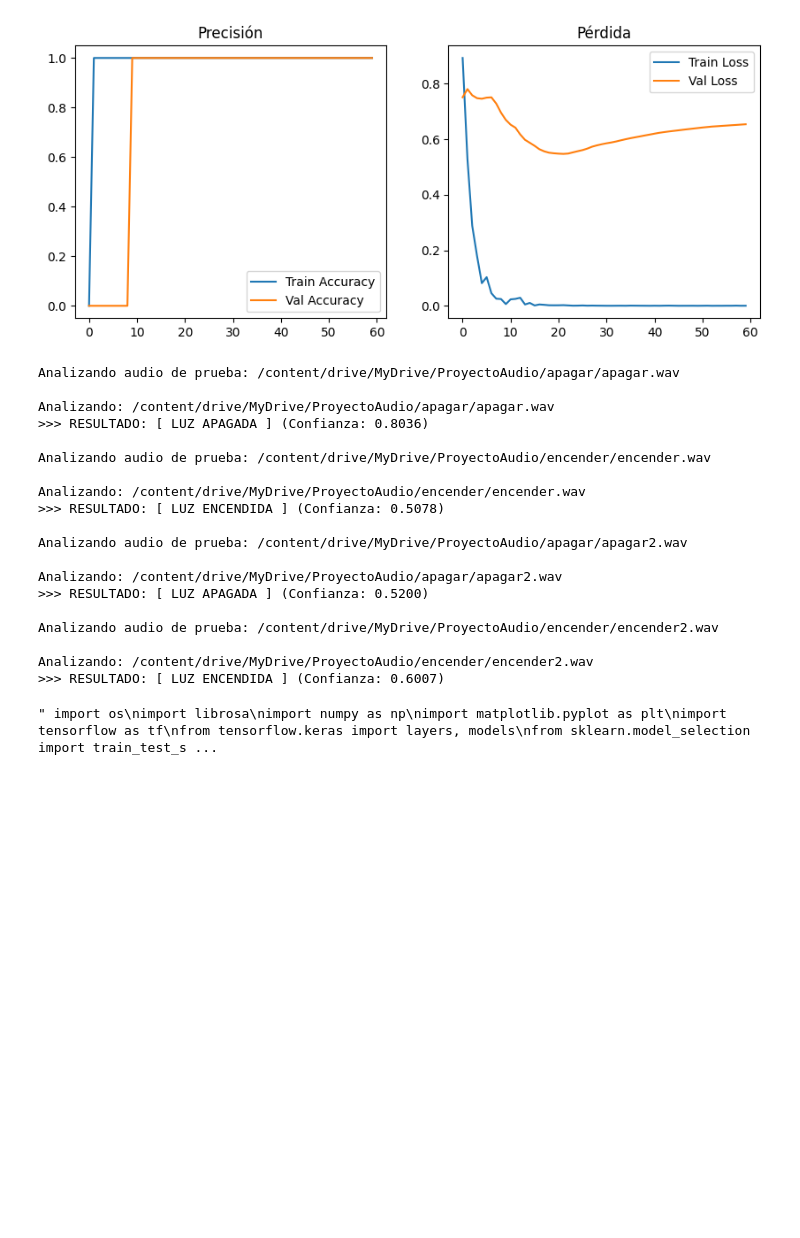
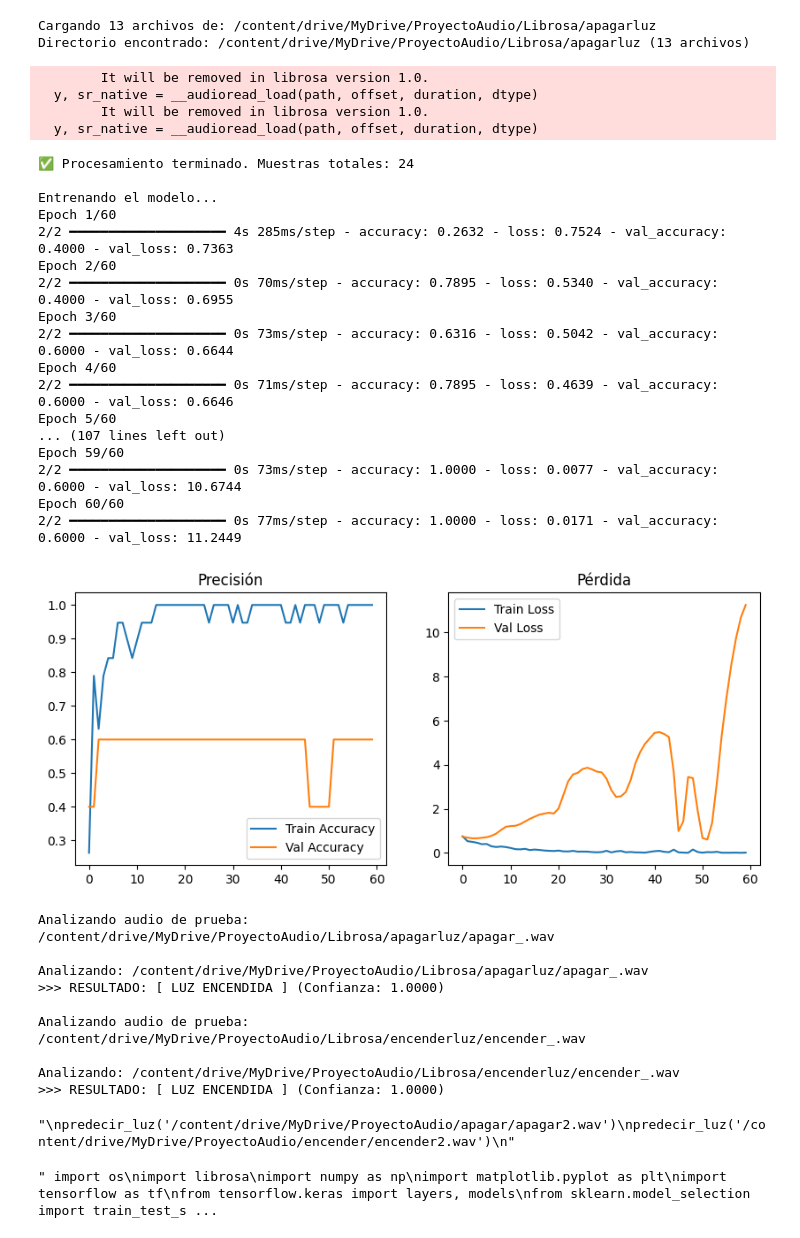
Before and after one commit to m00n07/mineria_de_datos, a Jupyter notebook: 3P/Proyecto/Proyecto.ipynb, the cells around one changed output. Cells and saved outputs as stored; diff of their text form; code cells hidden in the pictures; blank space fills up the shorter version.

```diff
--- a/3P/Proyecto/Proyecto.ipynb
+++ b/3P/Proyecto/Proyecto.ipynb
@@ -16,8 +16,15 @@ from google.colab import drive
 drive.mount('/content/drive')
 
 # Rutas exactas confirmadas por el usuario
+"""
 PATH_ENCENDER = '/content/drive/MyDrive/ProyectoAudio/encender'
 PATH_APAGAR = '/content/drive/MyDrive/ProyectoAudio/apagar'
+"""
+
+PATH_ENCENDER = '/content/drive/MyDrive/ProyectoAudio/Librosa/apagarluz'
+PATH_APAGAR = '/content/drive/MyDrive/ProyectoAudio/Librosa/encenderluz'
+
+
 
 # --- FASE 2: PROCESAMIENTO DE AUDIO (MFCC) ---
 def extract_features(file_path, max_pad_len=40):
@@ -171,10 +178,13 @@ def predecir_luz(ruta_audio):
 
 
 # --- EJEMPLOS DE PRUEBA ---
-predecir_luz('/content/drive/MyDrive/ProyectoAudio/apagar/apagar.wav')
-predecir_luz('/content/drive/MyDrive/ProyectoAudio/encender/encender.wav')
+
+predecir_luz('/content/drive/MyDrive/ProyectoAudio/Librosa/apagarluz/apagar_.wav')
+predecir_luz('/content/drive/MyDrive/ProyectoAudio/Librosa/encenderluz/encender_.wav')
+"""
 predecir_luz('/content/drive/MyDrive/ProyectoAudio/apagar/apagar2.wav')
 predecir_luz('/content/drive/MyDrive/ProyectoAudio/encender/encender2.wav')
+"""
 
 
 # Para probar con la voz del profesor, coloca el archivo en Drive y cambia la ruta:
@@ -204,23 +205,37 @@ Epoch 60/60
+Cargando 13 archivos de: /content/drive/MyDrive/ProyectoAudio/Librosa/apagarluz
+Directorio encontrado: /content/drive/MyDrive/ProyectoAudio/Librosa/apagarluz (13 archivos)
+        It will be removed in librosa version 1.0.
+  y, sr_native = __audioread_load(path, offset, duration, dtype)
+        It will be removed in librosa version 1.0.
+  y, sr_native = __audioread_load(path, offset, duration, dtype)
+✅ Procesamiento terminado. Muestras totales: 24
+
+Entrenando el modelo...
+Epoch 1/60
+2/2 ━━━━━━━━━━━━━━━━━━━━ 4s 285ms/step - accuracy: 0.2632 - loss: 0.7524 - val_accuracy: 0.4000 - val_loss: 0.7363
+Epoch 2/60
+2/2 ━━━━━━━━━━━━━━━━━━━━ 0s 70ms/step - accuracy: 0.7895 - loss: 0.5340 - val_accuracy: 0.4000 - val_loss: 0.6955
+Epoch 3/60
+2/2 ━━━━━━━━━━━━━━━━━━━━ 0s 73ms/step - accuracy: 0.6316 - loss: 0.5042 - val_accuracy: 0.6000 - val_loss: 0.6644
+Epoch 4/60
+2/2 ━━━━━━━━━━━━━━━━━━━━ 0s 71ms/step - accuracy: 0.7895 - loss: 0.4639 - val_accuracy: 0.6000 - val_loss: 0.6646
+Epoch 5/60
+... (107 lines left out)
+Epoch 59/60
+2/2 ━━━━━━━━━━━━━━━━━━━━ 0s 73ms/step - accuracy: 1.0000 - loss: 0.0077 - val_accuracy: 0.6000 - val_loss: 10.6744
+Epoch 60/60
+2/2 ━━━━━━━━━━━━━━━━━━━━ 0s 77ms/step - accuracy: 1.0000 - loss: 0.0171 - val_accuracy: 0.6000 - val_loss: 11.2449
-[figure, old version]
+[figure, new version]
-Analizando audio de prueba: /content/drive/MyDrive/ProyectoAudio/apagar/apagar.wav
-
-Analizando: /content/drive/MyDrive/ProyectoAudio/apagar/apagar.wav
->>> RESULTADO: [ LUZ APAGADA ] (Confianza: 0.8036)
-
-Analizando audio de prueba: /content/drive/MyDrive/ProyectoAudio/encender/encender.wav
-
-Analizando: /content/drive/MyDrive/ProyectoAudio/encender/encender.wav
->>> RESULTADO: [ LUZ ENCENDIDA ] (Confianza: 0.5078)
-
-Analizando audio de prueba: /content/drive/MyDrive/ProyectoAudio/apagar/apagar2.wav
-
-Analizando: /content/drive/MyDrive/ProyectoAudio/apagar/apagar2.wav
->>> RESULTADO: [ LUZ APAGADA ] (Confianza: 0.5200)
-
-Analizando audio de prueba: /content/drive/MyDrive/ProyectoAudio/encender/encender2.wav
-
-Analizando: /content/drive/MyDrive/ProyectoAudio/encender/encender2.wav
->>> RESULTADO: [ LUZ ENCENDIDA ] (Confianza: 0.6007)
+Analizando audio de prueba: /content/drive/MyDrive/ProyectoAudio/Librosa/apagarluz/apagar_.wav
+
+Analizando: /content/drive/MyDrive/ProyectoAudio/Librosa/apagarluz/apagar_.wav
+>>> RESULTADO: [ LUZ ENCENDIDA ] (Confianza: 1.0000)
+
+Analizando audio de prueba: /content/drive/MyDrive/ProyectoAudio/Librosa/encenderluz/encender_.wav
+
+Analizando: /content/drive/MyDrive/ProyectoAudio/Librosa/encenderluz/encender_.wav
+>>> RESULTADO: [ LUZ ENCENDIDA ] (Confianza: 1.0000)
+"\npredecir_luz('/content/drive/MyDrive/ProyectoAudio/apagar/apagar2.wav')\npredecir_luz('/content/drive/MyDrive/ProyectoAudio/encender/encender2.wav')\n"
 # %%
 """ import os
 import librosa
```
Also changed, not shown: parts of 1 cell of this notebook.
